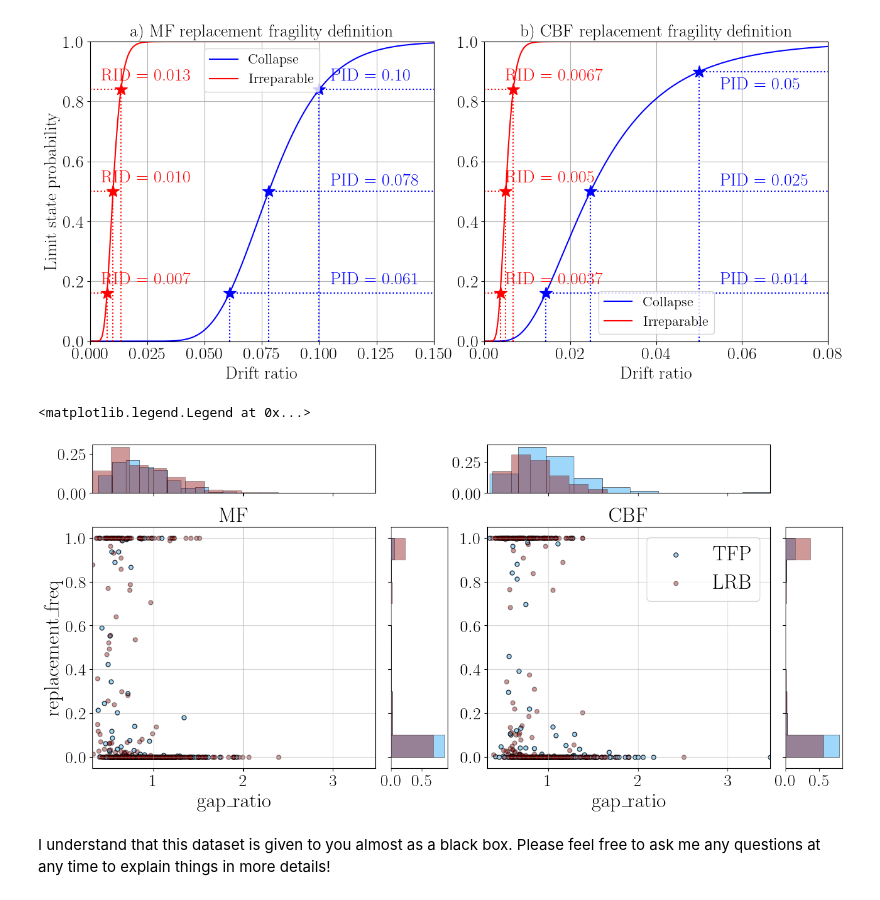
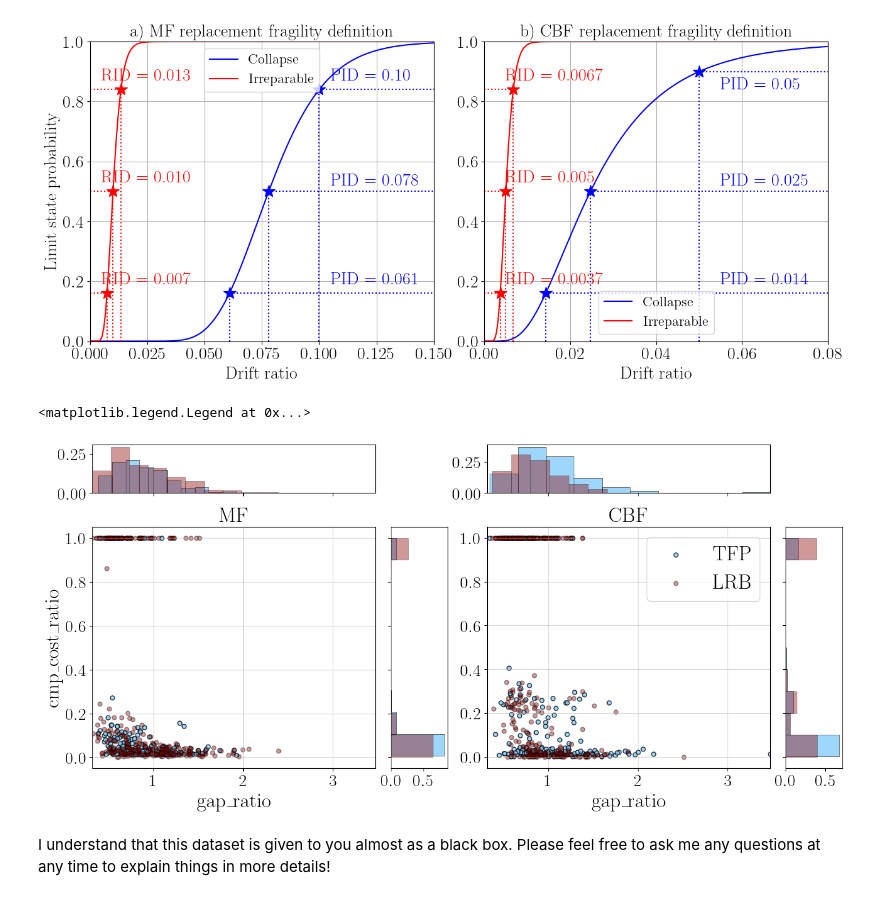
Before and after one commit to hgp297/isol-sys-database, a Jupyter notebook: src/analyses/allowable_drift.ipynb, the cells around one changed output. Saved outputs shown, nothing was run; the diff lists cells and outputs as text; code cells hidden in the pictures.

```diff
--- a/src/analyses/allowable_drift.ipynb
+++ b/src/analyses/allowable_drift.ipynb
@@ -319,7 +319,7 @@ plt.show()
 ###################### YOUR CODE HERE #############################################
 # choose your x and y variables. These are column names of df
 xvar = 'gap_ratio'
-yvar = 'replacement_freq'
+yvar = 'cmp_cost_ratio'
 
 # dataset used for each plot. you can change these to change the content of the scatter.
 left_points_blue = df_mf_tfp.copy()
@@ -388,34 +388,34 @@ scatter_hist(left_points_red[xvar], left_points_red[yvar], 'darkred', 0.4, ax, a
 
 ax.set_title(r'MF', fontsize=title_font)
 
 ax.set_xlabel(xvar, fontsize=axis_font)
 ax.set_ylabel(yvar, fontsize=axis_font)
 ax.set_xlim([df[xvar].min(), df[xvar].max()])
 # ax.set_ylim([df[yvar].min(), df[yvar].max()])
 # ax.set_ylim([0, 0.1])
 
 ax = fig.add_subplot(gs[1, 2])
 ax_histx = fig.add_subplot(gs[0, 2], sharex=ax)
 ax_histy = fig.add_subplot(gs[1, 3], sharey=ax)
 
 # Draw the scatter plot and marginals.
 
 scatter_hist(right_points_blue[xvar], right_points_blue[yvar], 'lightskyblue', 0.8, ax, ax_histx, ax_histy,
               label='TFP')
 scatter_hist(right_points_red[xvar], right_points_red[yvar], 'darkred', 0.4, ax, ax_histx, ax_histy,
               label='LRB')
 
 ax.set_xlim([df[xvar].min(), df[xvar].max()])
 # ax.set_ylim([df[yvar].min(), df[yvar].max()])
 # ax.set_ylim([0, 0.1])
 
 ax.set_title(r'CBF', fontsize=title_font)
 ax.set_xlabel(xvar, fontsize=axis_font)
 
 ax.legend(fontsize=axis_font)
 # %% [output]
 <matplotlib.legend.Legend at 0x...>
-[figure, old version]
+[figure, new version]
 # %% [markdown]
 I understand that this dataset is given to you almost as a black box. Please feel free to ask me any questions at any time to explain things in more details!
 # %% [markdown]
```
Also changed, not shown: parts of 9 cells of this notebook.
